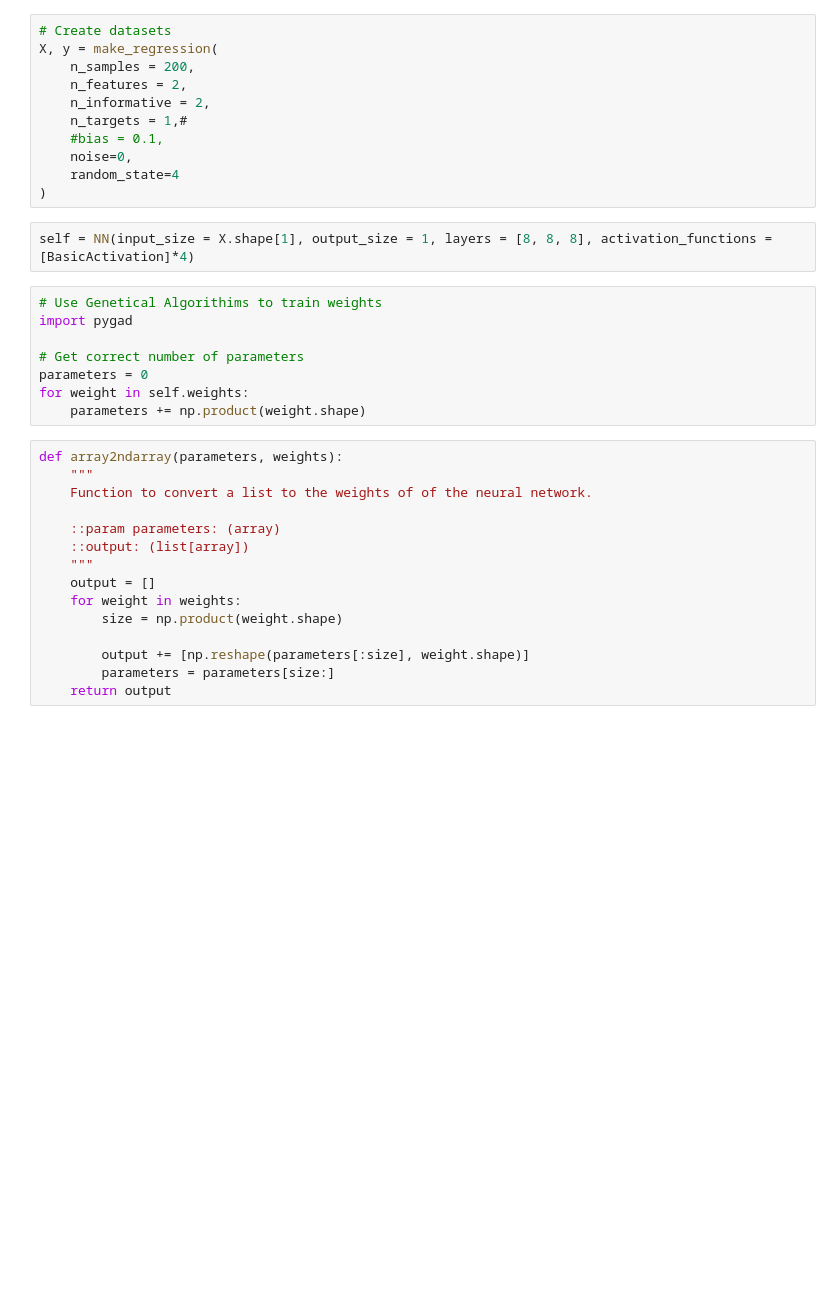
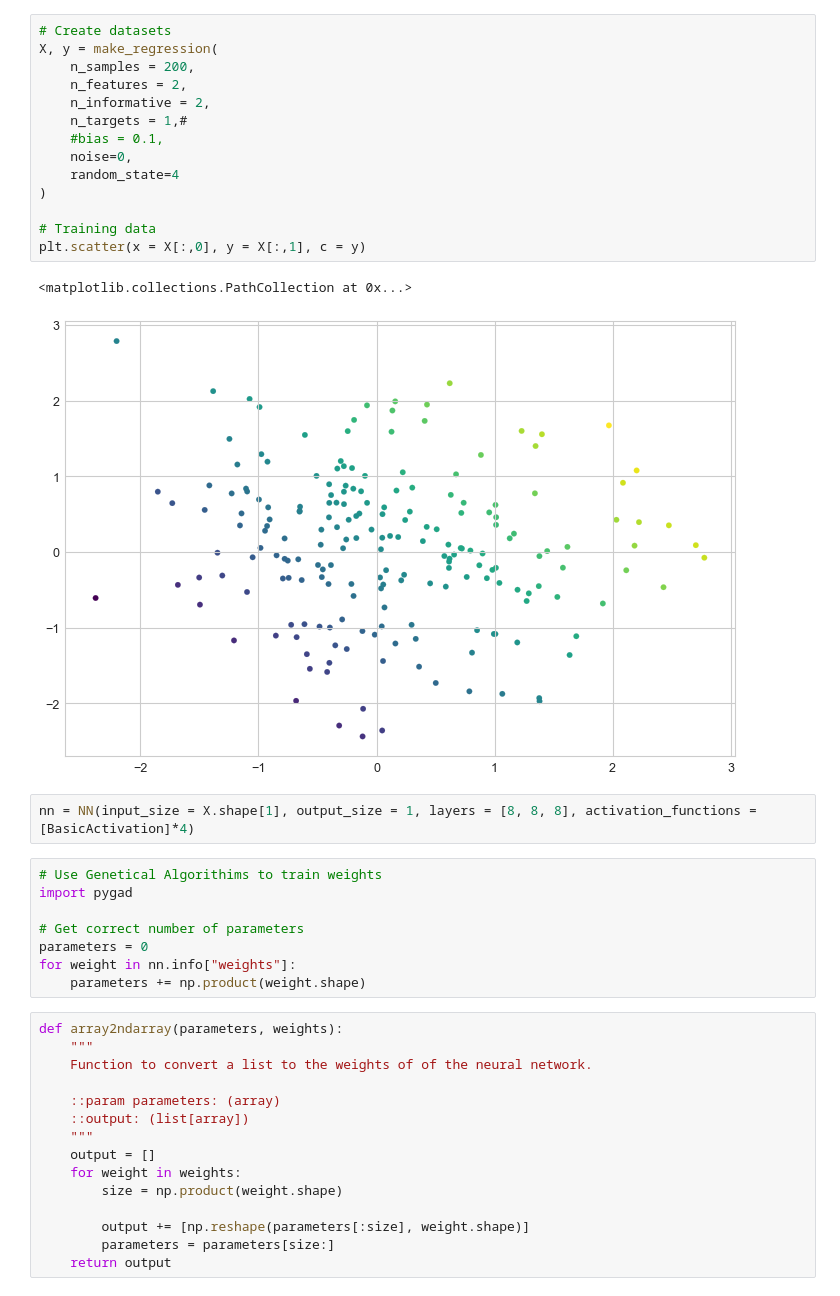
Before and after one commit to daireiscool/cvnn, a Jupyter notebook: nn.ipynb, the cells around one changed output. Cells and saved outputs as stored; diff of their text form; blank space fills up the shorter version.

```diff
--- a/nn.ipynb
+++ b/nn.ipynb
@@ -188,23 +163,29 @@ class NN():
 # %%
 # Create datasets
 X, y = make_regression(
     n_samples = 200,
     n_features = 2,
     n_informative = 2,
     n_targets = 1,#
     #bias = 0.1,
     noise=0,
     random_state=4
 )
+
+# Training data
+plt.scatter(x = X[:,0], y = X[:,1], c = y)
+# %% [output]
+<matplotlib.collections.PathCollection at 0x...>
+[figure, added]
 # %%
-self = NN(input_size = X.shape[1], output_size = 1, layers = [8, 8, 8], activation_functions = [BasicActivation]*4)
+nn = NN(input_size = X.shape[1], output_size = 1, layers = [8, 8, 8], activation_functions = [BasicActivation]*4)
 # %%
 # Use Genetical Algorithims to train weights
 import pygad
 
 # Get correct number of parameters
 parameters = 0
-for weight in self.weights:
+for weight in nn.info["weights"]:
     parameters += np.product(weight.shape)
 # %%
 def array2ndarray(parameters, weights):
```
Also changed, not shown: parts of 9 cells of this notebook, 2 other files.
